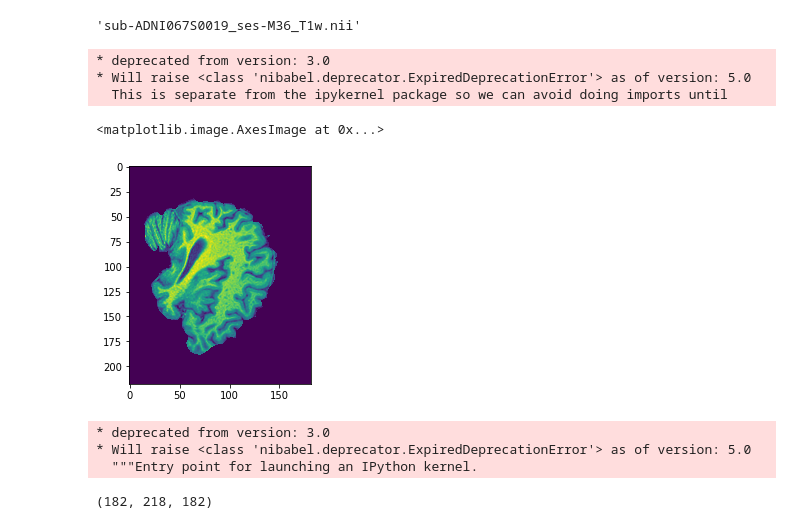
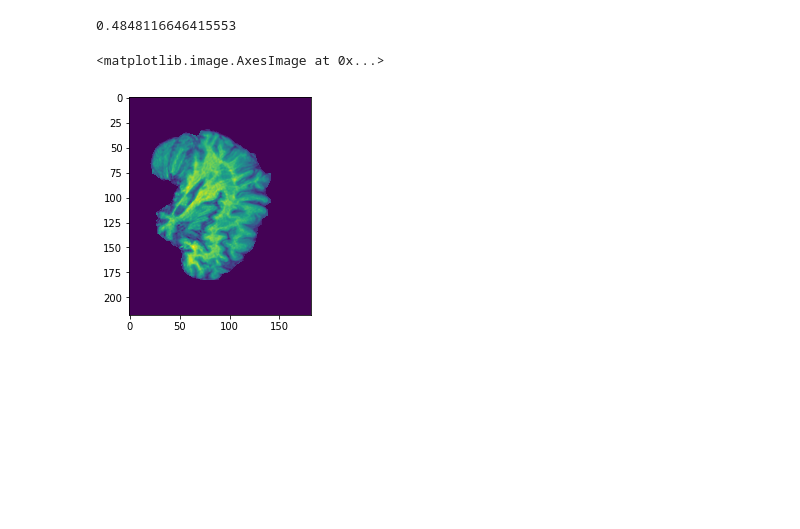
Before and after one commit to bearpelican/rsna_retro, a Jupyter notebook: 07_adni_01.ipynb, the cells around one changed output. Saved outputs shown, nothing was run; the diff lists cells and outputs as text; code cells hidden in the pictures; blank space fills up the shorter version.

Commit message:
Trying out imagewang dataset

```diff
--- a/07_adni_01.ipynb
+++ b/07_adni_01.ipynb
@@ -37,4 +16,0 @@ fn_img = Path(metadata.Path[1]).name
-# %%
-fn_img
-# %% [output]
-'sub-ADNI067S0019_ses-M36_T1w.nii'
@@ -41,21 +19,16 @@ fn_img
 # %%
-data_path2 = Path('/home/akanksha/brainlabs/projects/brain-seg/data_folder/preprocessing/ADNIBrain/CN')
-files = get_files(data_path2, extensions=['.gz'])
-a = nib.load(files[0]).get_data()
-plt.imshow(a[50])
+# data_path = Path('/home/akanksha/brainlabs/projects/brain-transfer')
+data_path = Path('/home/akanksha/brainlabs/projects/brain-seg/data_folder/preprocessing/ADNIBrain')
+files = get_files(data_path, extensions=['.gz'])
+files = L([f for f in files if f.parent.name in ['AD','CN']])
-# %% [output]
-* deprecated from version: 3.0
-* Will raise <class 'nibabel.deprecator.ExpiredDeprecationError'> as of version: 5.0
-  This is separate from the ipykernel package so we can avoid doing imports until
-<matplotlib.image.AxesImage at 0x...>
-[figure, removed]
-# %%
-a = nib.load(data_path/fn_img.name)
+# %%
+classes = Counter([f.parent.name for f in files]); classes
+399/(399+424)
+# %% [output]
+0.4848116646415553
 # %%
-img = nib.load(files[0]).get_data()
-img.shape
+img = nib.load(files[0]).get_fdata()
+plt.imshow(img[50])
 # %% [output]
-* deprecated from version: 3.0
-* Will raise <class 'nibabel.deprecator.ExpiredDeprecationError'> as of version: 5.0
-  """Entry point for launching an IPython kernel.
+<matplotlib.image.AxesImage at 0x...>
-(182, 218, 182)
+[figure, added]
```
Also changed, not shown: parts of 40 cells of this notebook, 8 other files.
